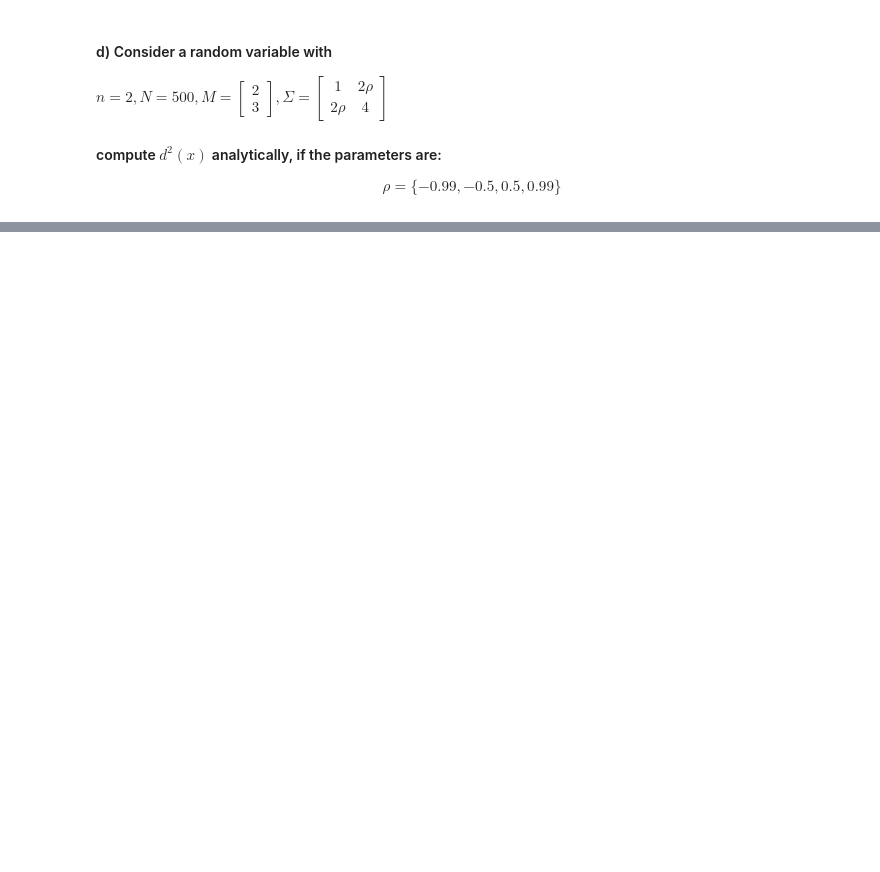
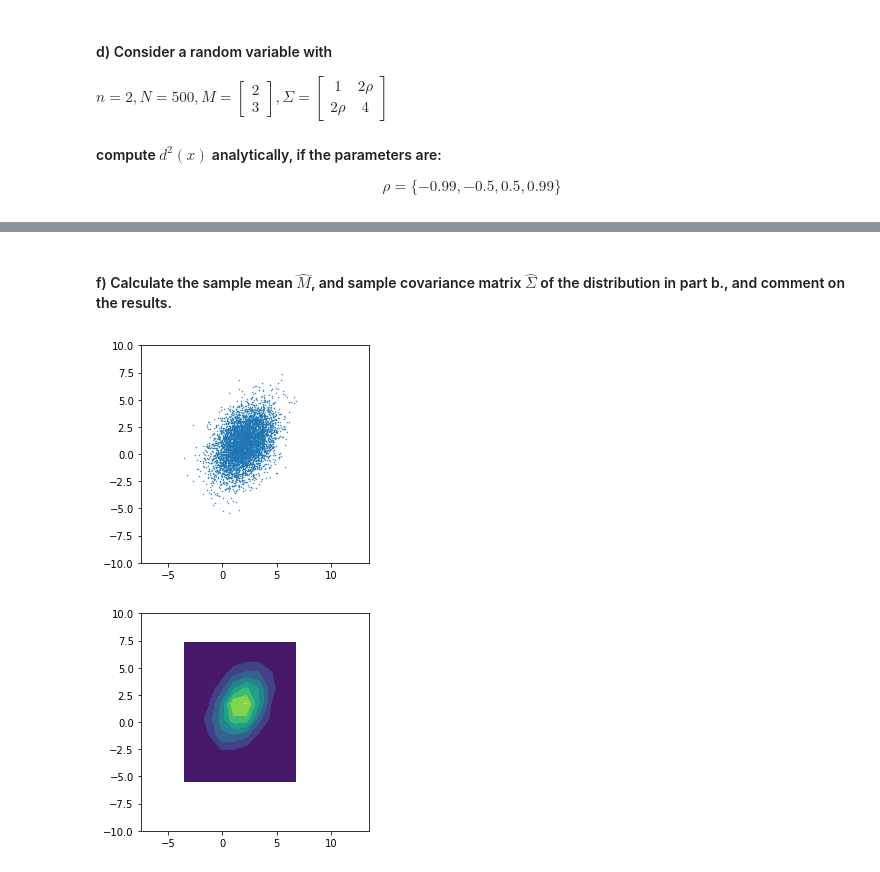
Before and after one commit to AliMorty/Pattern-Recognition, a Jupyter notebook: HW1/question6.ipynb, the cells around one changed output, grey strips where cells are left out. Saved outputs shown, nothing was run; the diff lists cells and outputs as text; code cells hidden in the pictures; blank space fills up the shorter version.

```diff
--- a/HW1/question6.ipynb
+++ b/HW1/question6.ipynb
@@ -169,0 +231,23 @@ $$ d^2(x)= 50x_1^2 + (-350)x_1 + (-75)x_2 + 50 x_1x_2 + 12.5x_2^2 $$
+# %% [markdown]
+#### f) Calculate the sample mean $ \hat{M} $, and sample covariance matrix $\hat{\Sigma}$ of the distribution in part b., and comment on the results.
+# %%
+#Just repeating part b:
+
+N =5000
+samples = np.random.multivariate_normal(np.array([2,1]), np.array([[2,1],[1,3]]), N)
+plt.xlim([-7.5, 13.5])
+plt.ylim([-10, 10])
+plt.gca().set_aspect('equal')
+plt.scatter (samples[:,0], samples[:,1], s=0.2)
+plt.show()
+bins= 10
+
+plt.xlim([-7.5, 13.5])
+plt.ylim([-10, 10])
+plt.gca().set_aspect('equal')
+(counts, x_bins, y_bins) = np.histogram2d(samples[:, 0], samples[:, 1], bins=bins)
+plt.contourf(counts, extent=[x_bins[0], x_bins[-1], y_bins[0], y_bins[-1]])
+plt.show()
+# %% [output]
+[figure, added]
+[figure, added]
```
Also changed, not shown: parts of 27 cells of this notebook, 3 other files.
